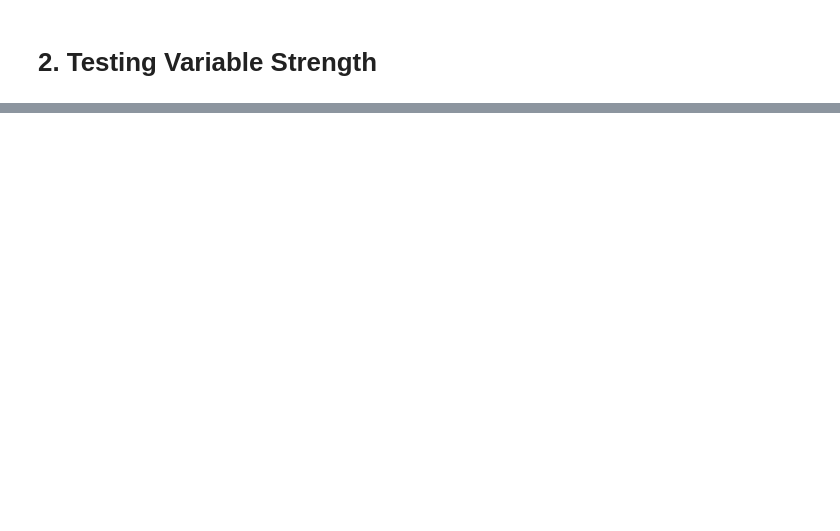
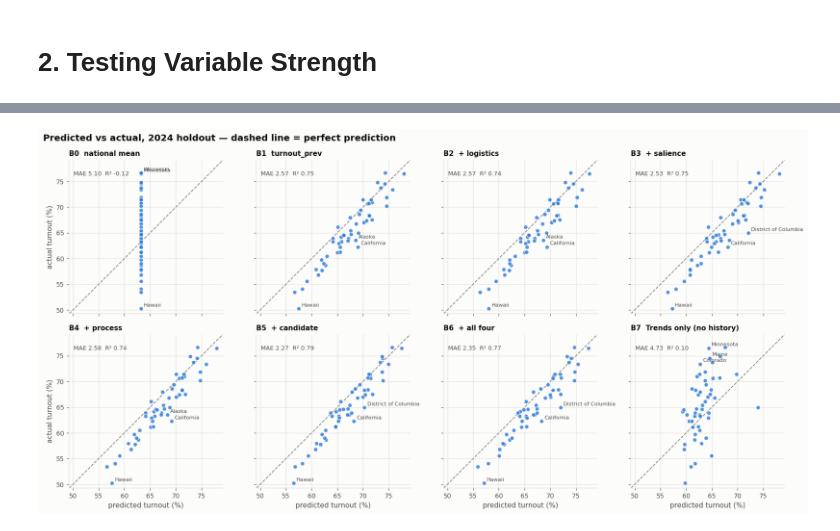
Before and after one commit to nico1831/US--Elections, a Jupyter notebook: Data Cleaning.ipynb, the cells around one changed output, grey strips where cells are left out. Saved outputs shown, nothing was run; the diff lists cells and outputs as text; code cells hidden in the pictures; blank space fills up the shorter version.

```diff
--- a/Data Cleaning.ipynb
+++ b/Data Cleaning.ipynb
@@ -437,0 +618,27 @@ pure_noise               0.016   0.015
+# %%
+names = list(MODELS)
+fig, axes = plt.subplots(2, 4, figsize=(15.5, 7.8), sharex=True, sharey=True)
+lo = min(P.turnout.min(), P[names].values.min()) - 1
+hi = max(P.turnout.max(), P[names].values.max()) + 1
+
+for ax, name in zip(axes.ravel(), names):
+    resid = P.turnout - P[name]
+    ax.plot([lo, hi], [lo, hi], color=MUTED, ls="--", lw=1.2, zorder=2)   # perfect fit
+    ax.scatter(P[name], P.turnout, s=34, color=BLUE, alpha=.8,
+               edgecolor=SURF, linewidth=.8, zorder=3)
+    for i in resid.abs().nlargest(3).index:                                # label worst 3 only
+        ax.annotate(P.state[i], (P[name][i], P.turnout[i]), fontsize=7.5,
+                    color=INK2, xytext=(4, 3), textcoords="offset points")
+    ax.set_title(name, loc="left", fontsize=10)
+    ax.text(.03, .93, f"MAE {res.loc[name,'MAE']:.2f}  R² {res.loc[name,'R2']:.2f}",
+            transform=ax.transAxes, fontsize=8.5, color=INK2, va="top")
+    ax.set_aspect("equal"); ax.set_xlim(lo, hi); ax.set_ylim(lo, hi)
+    clean(ax, grid_axis="both")
+
+for ax in axes[:, 0]: ax.set_ylabel("actual turnout (%)")
+for ax in axes[-1, :]: ax.set_xlabel("predicted turnout (%)")
+fig.suptitle("Predicted vs actual, 2024 holdout — dashed line = perfect prediction",
+             x=0.005, ha="left", fontsize=13, fontweight="semibold", color=INK)
+plt.tight_layout(); plt.show()
+# %% [output]
+[figure, added]
```
Also changed, not shown: parts of 32 cells of this notebook, 2 other files.
